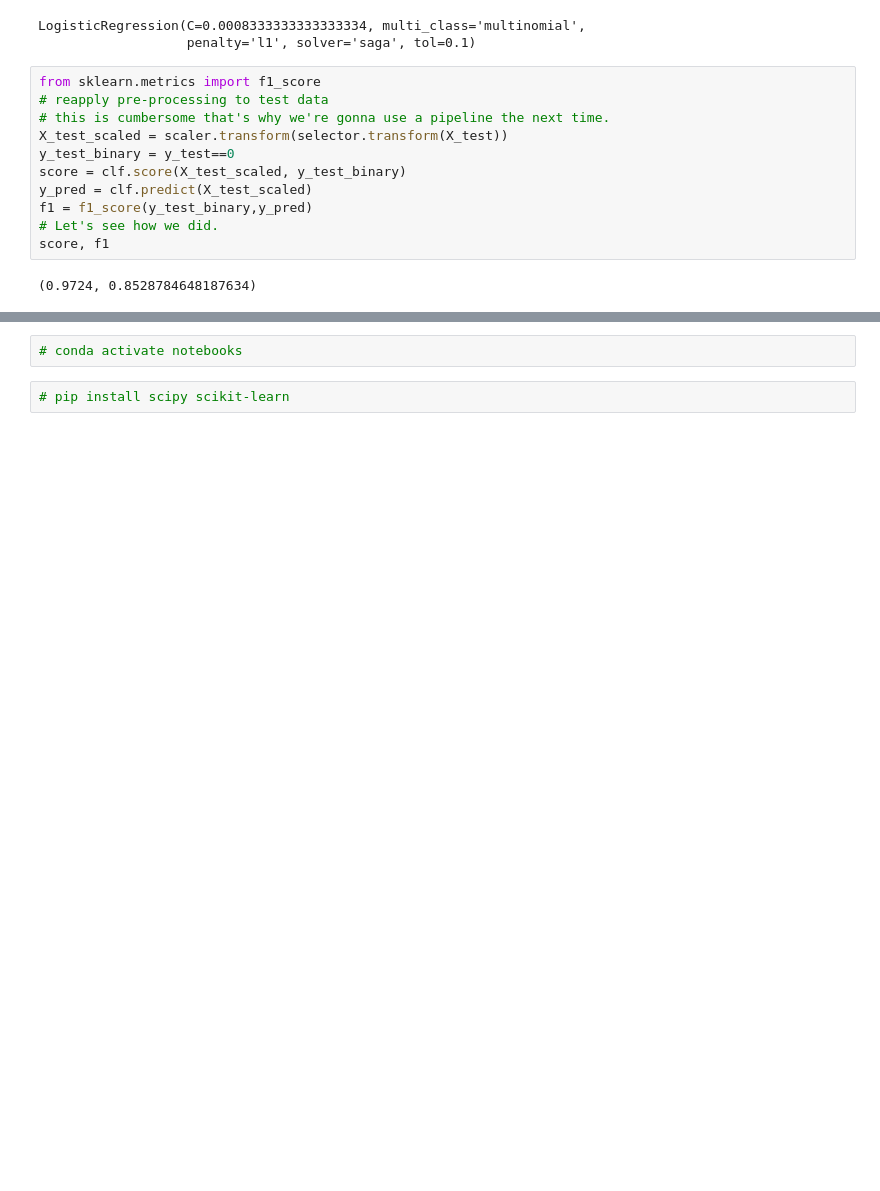
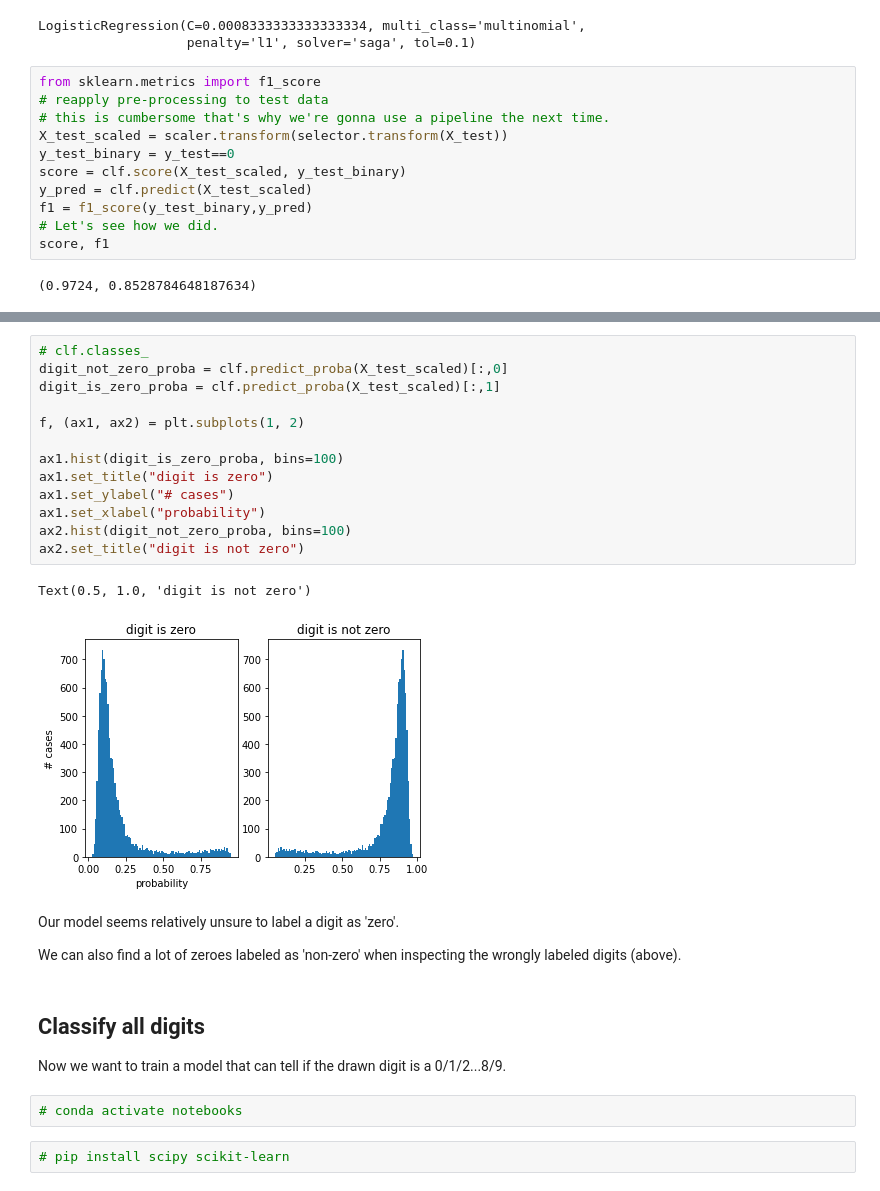
Before and after one commit to philj0st/MNIST-Digit-Classification, a Jupyter notebook: MNIST-Digits.ipynb, the cells around one changed output, grey strips where cells are left out. Saved outputs shown, nothing was run; the diff lists cells and outputs as text; blank space fills up the shorter version.

```diff
--- a/MNIST-Digits.ipynb
+++ b/MNIST-Digits.ipynb
@@ -138,3 +168,26 @@ plt.imshow(selector.inverse_transform(coef).reshape(28,28))
+# %%
+# clf.classes_
+digit_not_zero_proba = clf.predict_proba(X_test_scaled)[:,0]
+digit_is_zero_proba = clf.predict_proba(X_test_scaled)[:,1]
+
+f, (ax1, ax2) = plt.subplots(1, 2)
+
+ax1.hist(digit_is_zero_proba, bins=100)
+ax1.set_title("digit is zero")
+ax1.set_ylabel("# cases")
+ax1.set_xlabel("probability")
+ax2.hist(digit_not_zero_proba, bins=100)
+ax2.set_title("digit is not zero")
+# %% [output]
+Text(0.5, 1.0, 'digit is not zero')
+[figure, added]
+# %% [markdown]
+Our model seems relatively unsure to label a digit as 'zero'.
+
+We can also find a lot of zeroes labeled as 'non-zero' when inspecting the wrongly labeled digits (above).
+# %% [markdown]
+## Classify all digits
+Now we want to train a model that can tell if the drawn digit is a 0/1/2...8/9.
 # %%
 # conda activate notebooks
 # %%
```
Also changed, not shown: parts of 4 cells of this notebook.
